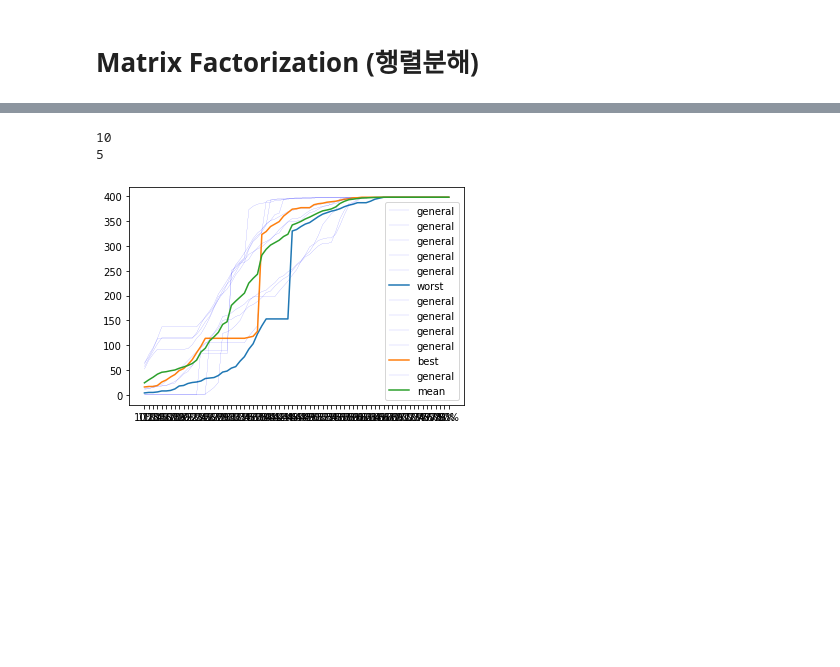
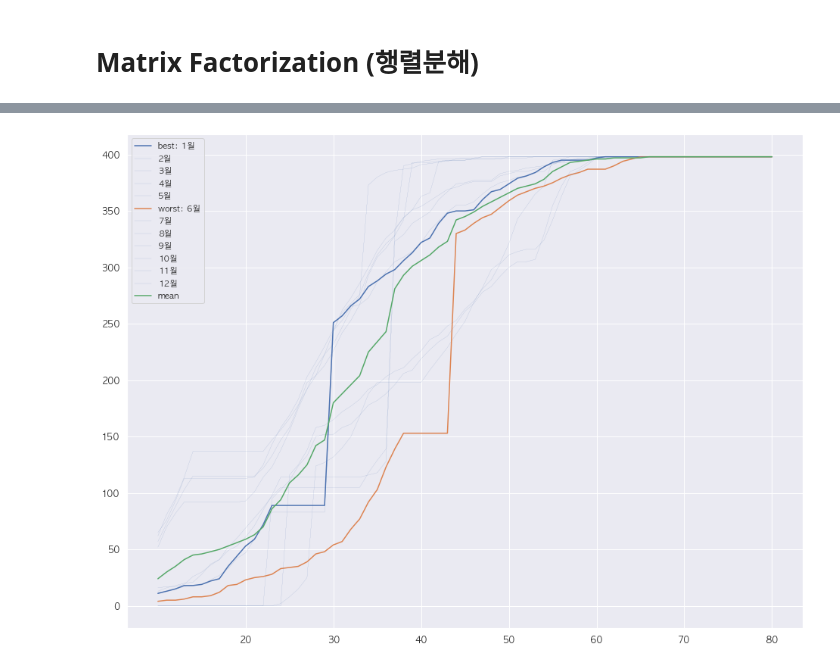
Before and after one commit to formegusto/contract-recommendation-system, a Jupyter notebook: pre-research/kepco-calc/recommend system prototype.ipynb, the cells around one changed output, grey strips where cells are left out. Cells and saved outputs as stored; diff of their text form; code cells hidden in the pictures; blank space fills up the shorter version.

```diff
--- a/pre-research/kepco-calc/recommend system prototype.ipynb
+++ b/pre-research/kepco-calc/recommend system prototype.ipynb
@@ -468,7 +477,18 @@ exclude_summer = better_comp_df.loc[idx_exclude_summer]
+# %%
+idx_exclude_summer = better_comp_df.index.difference([7,8])
+
+# mean_sr = np.floor(pd.Series(better_comp_df.mean(), name="mean"))
+# mean_exclude_sum_sr = pd.Series(better_comp_df.loc[idx_exclude_summer].mean(), name="mean exclude summer")
+# mean_sum_sr = pd.Series(better_comp_df.loc[[7,8]].mean(), name="mean summer")
+
+analysis_df = better_comp_df.append([
+#     mean_sr,
+#     mean_exclude_sum_sr,
+#     mean_sum_sr
+])
 # %%
-SVD = TruncatedSVD(n_components=24)
-# matrix = SVD.fit_transform(better_comp_df)
-matrix = SVD.fit_transform(exclude_summer)
+SVD = TruncatedSVD(n_components=36)
+matrix = SVD.fit_transform(analysis_df)
 print("feature shape", matrix.shape)
 
 corr = np.corrcoef(matrix)
@@ -487,33 +507,40 @@ matrix.shape
 # %%
-months = better_comp_df.index
+months = analysis_df.index
 max_corr = corr.sum(axis=1).argmax()
 min_corr = corr.sum(axis=1).argmin()
-
-print(max_corr)
-print(min_corr)
-# %% [output]
-10
-5
 # %%
 best_sim_idx = months[max_corr]
 worst_sim_idx = months[min_corr]
+# %%
+mean_sr = np.floor(pd.Series(better_comp_df.mean(), name="mean"))
+
+analysis_df = analysis_df.append([
+    mean_sr
+])
 # %%
-for idx in better_comp_df.index:
+plt.figure(figsize=(16,12))
+plt.xticks(range(min_per, max_per, 10))
+
+for idx in analysis_df.index:
     label = "general"
 
     if idx == best_sim_idx:
-        label = "best"
+        label = "best: {}월".format(idx)
     elif idx == worst_sim_idx:
-        label = "worst"
+        label = "worst: {}월".format(idx)
     elif idx == "mean":
         label = "mean"
+    elif idx == "mean exclude summer":
+        label = "mean exclude summer"
+    elif idx == "mean summer":
+        label = "mean summer"
 
     if label == "general":
-        plt.plot(better_comp_df.loc[idx], label=label, linewidth=0.1, color="b")
+        plt.plot(analysis_df.loc[idx], label="{}월".format(idx), linewidth=0.1, color="b")
     else:
-        plt.plot(better_comp_df.loc[idx], label=label, linewidth=1.5)
+        plt.plot(analysis_df.loc[idx], label=label, linewidth=1.5)
 
 plt.legend()
 plt.show()
 # %% [output]
-[figure, old version]
+[figure, new version]
```
Also changed, not shown: parts of 16 cells of this notebook, 1 other file.
